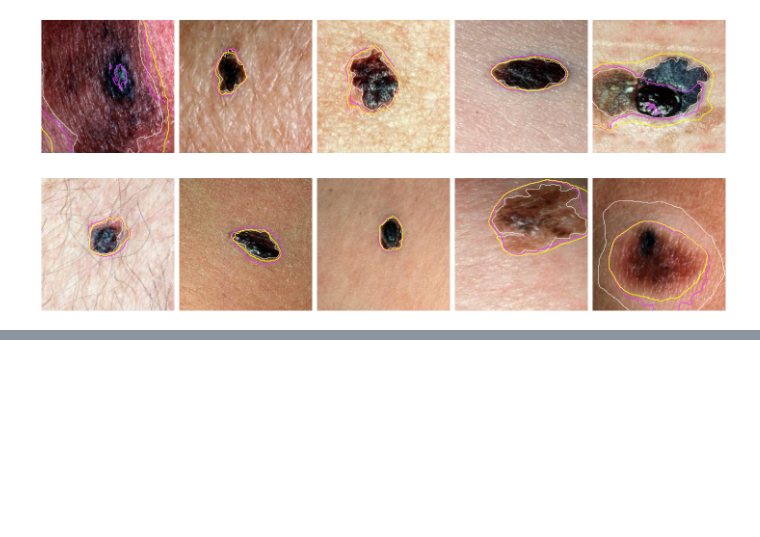
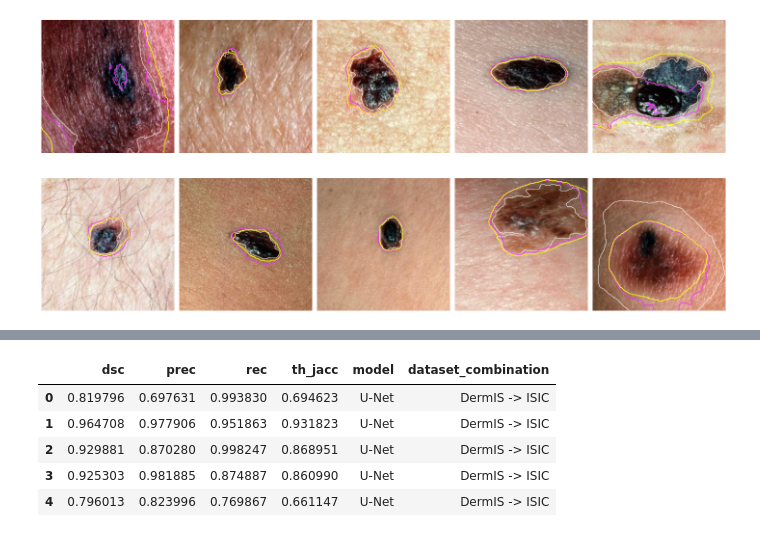
Before and after one commit to marinbenc/domain-specific-transforms, a Jupyter notebook: viz.ipynb, the cells around one changed output, grey strips where cells are left out. Cells and saved outputs as stored; diff of their text form; code cells hidden in the pictures; blank space fills up the shorter version.

```diff
--- a/viz.ipynb
+++ b/viz.ipynb
@@ -123,13 +130,3 @@ for dataset_train in datasets:
     if len(dfs) > 1:
       dataset_combinations.append((train_dataset, test_dataset))
       results.append(dfs)
-# %%
-results_df = pd.DataFrame(columns=['dataset_combination', 'U-Net', 'STN+U-Net'])
-for result_idx, (unet, stnunet) in enumerate(results):
-  dataset_combination = dataset_combinations[result_idx]
-  for idx in range(len(unet)):
-    results_df = results_df.append({
-      'dataset_combination': f'{dataset_combination[0]} -> {dataset_combination[1]}',
-      'U-Net': unet.iloc[idx]['dsc'],
-      'STN+U-Net': stnunet.iloc[idx]['dsc']
-    }, ignore_index=True)
@@ -170,0 +133,24 @@ ax.set_xlim(0, 1)
+# %%
+results_df = pd.DataFrame()
+
+for result_idx, (unet, stnunet) in enumerate(results):
+  unet['model'] = 'U-Net'
+  set1, set2 = dataset_combinations[result_idx]
+  dataset_combination_category = f'{set1} -> {set2}'
+  unet['dataset_combination'] = dataset_combination_category
+  stnunet['model'] = 'STN+U-Net'
+  stnunet['dataset_combination'] = dataset_combination_category
+
+  results_df = pd.concat([results_df, unet, stnunet])
+
+results_df['dataset_combination'] = results_df['dataset_combination'].astype('category')
+results_df['model'] = results_df['model'].astype('category')
+
+results_df.head()
+# %% [output]
+|  | dsc | prec | rec | th_jacc | model | dataset_combination |
+| 0 | 0.819796 | 0.697631 | 0.993830 | 0.694623 | U-Net | DermIS -> ISIC |
+| 1 | 0.964708 | 0.977906 | 0.951863 | 0.931823 | U-Net | DermIS -> ISIC |
+| 2 | 0.929881 | 0.870280 | 0.998247 | 0.868951 | U-Net | DermIS -> ISIC |
+| 3 | 0.925303 | 0.981885 | 0.874887 | 0.860990 | U-Net | DermIS -> ISIC |
+| 4 | 0.796013 | 0.823996 | 0.769867 | 0.661147 | U-Net | DermIS -> ISIC |
```
Also changed, not shown: parts of 7 cells of this notebook, 30 other files.
